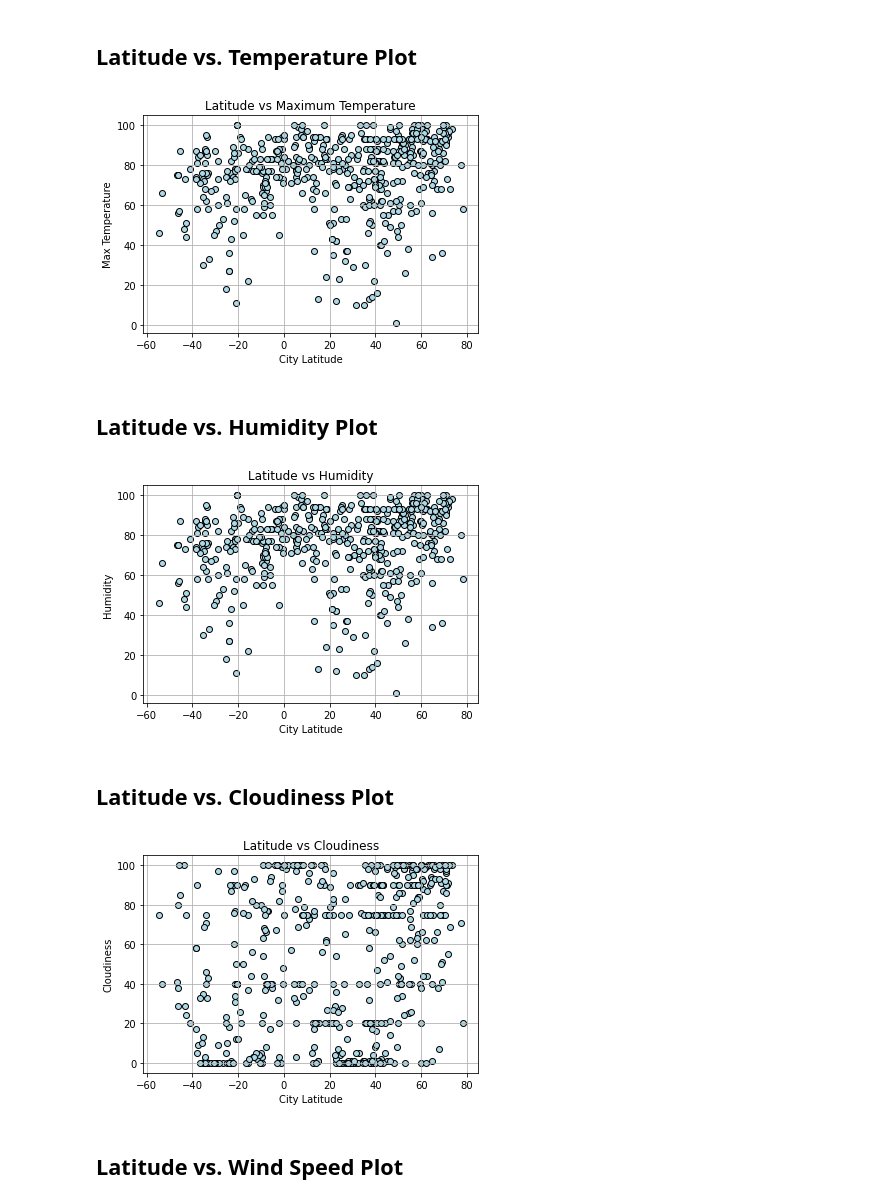
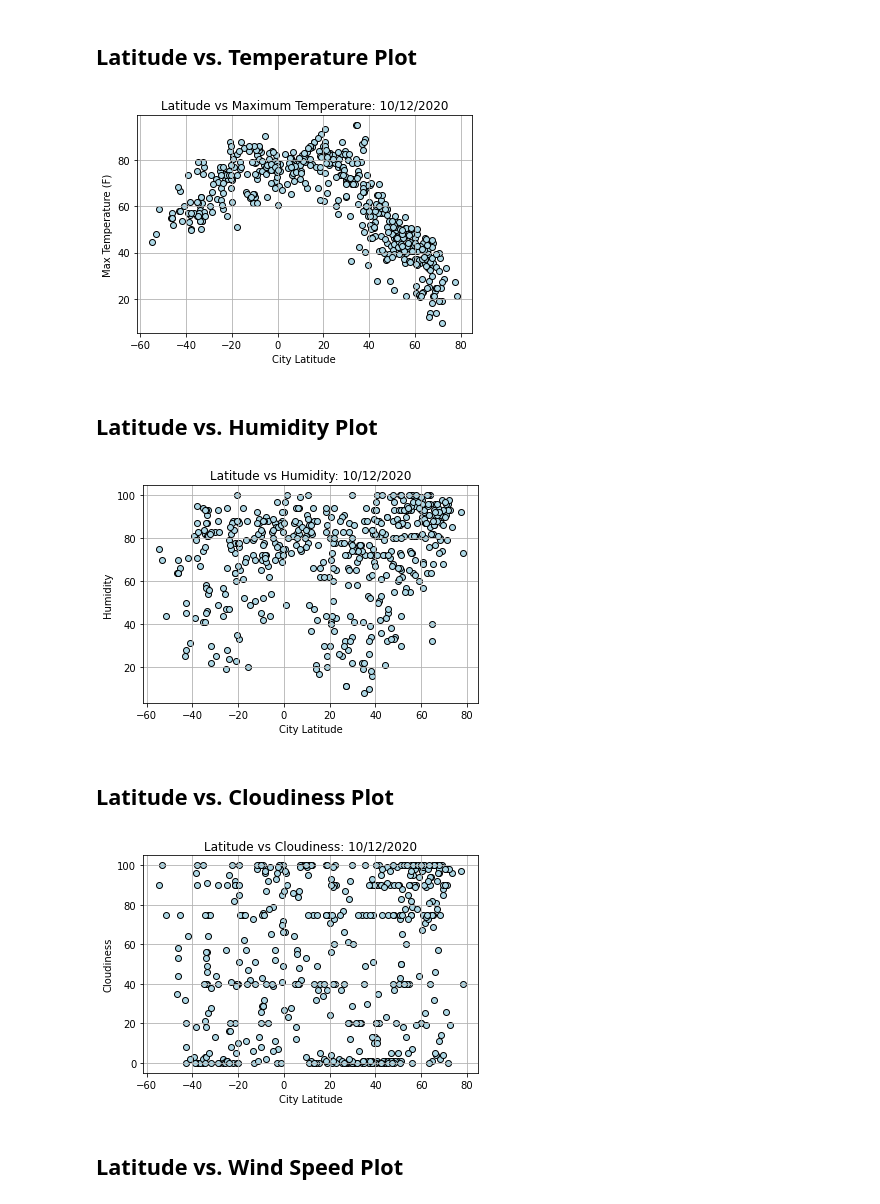
Before and after one commit to diazdez/Python-API-Challenge, a Jupyter notebook: WeatherPy/WeatherPy.ipynb, the cells around one changed output. Cells and saved outputs as stored; diff of their text form; code cells hidden in the pictures.

```diff
--- a/WeatherPy/WeatherPy.ipynb
+++ b/WeatherPy/WeatherPy.ipynb
@@ -279,19 +282,21 @@ len(humidity_100plus)
 # %%
 #  plt.scatter(x, y, s=area, c=colors, alpha=0.5)
 
 x= raw_data["Latitude"]
-y= raw_data["Humidity"]
+y= raw_data["Max Temp"]
 
 plt.scatter(x, y, marker="o", facecolors="lightblue", edgecolors="black")
 
 plt.grid()
-plt.title("Latitude vs Maximum Temperature")
+plt.title("Latitude vs Maximum Temperature: 10/12/2020")
 plt.xlabel("City Latitude")
-plt.ylabel("Max Temperature")
+plt.ylabel("Max Temperature (F)")
+
+plt.savefig("../output_data/HWfig01.png")
 
 plt.show()
 # %% [output]
-[figure, old version]
+[figure, new version]
 # %% [markdown]
 ## Latitude vs. Humidity Plot
 # %%
@@ -301,13 +306,16 @@ y= raw_data["Humidity"]
 plt.scatter(x, y, marker="o", facecolors="lightblue", edgecolors="black")
 
 plt.grid()
-plt.title("Latitude vs Humidity")
+plt.title("Latitude vs Humidity: 10/12/2020")
 plt.xlabel("City Latitude")
 plt.ylabel("Humidity")
 
+
+plt.savefig("../output_data/hwfig02.png")
+
 plt.show()
 # %% [output]
-[figure, old version]
+[figure, new version]
 # %% [markdown]
 ## Latitude vs. Cloudiness Plot
 # %%
@@ -317,13 +325,16 @@ y= raw_data["Cloudiness"]
 plt.scatter(x, y, marker="o", facecolors="lightblue", edgecolors="black")
 
 plt.grid()
-plt.title("Latitude vs Cloudiness")
+plt.title("Latitude vs Cloudiness: 10/12/2020")
 plt.xlabel("City Latitude")
 plt.ylabel("Cloudiness")
 
+
+plt.savefig("../output_data/hwfig03.png")
+
 plt.show()
 # %% [output]
-[figure, old version]
+[figure, new version]
 # %% [markdown]
 ## Latitude vs. Wind Speed Plot
 # %%
```
Also changed, not shown: parts of 18 cells of this notebook, 23 other files.
